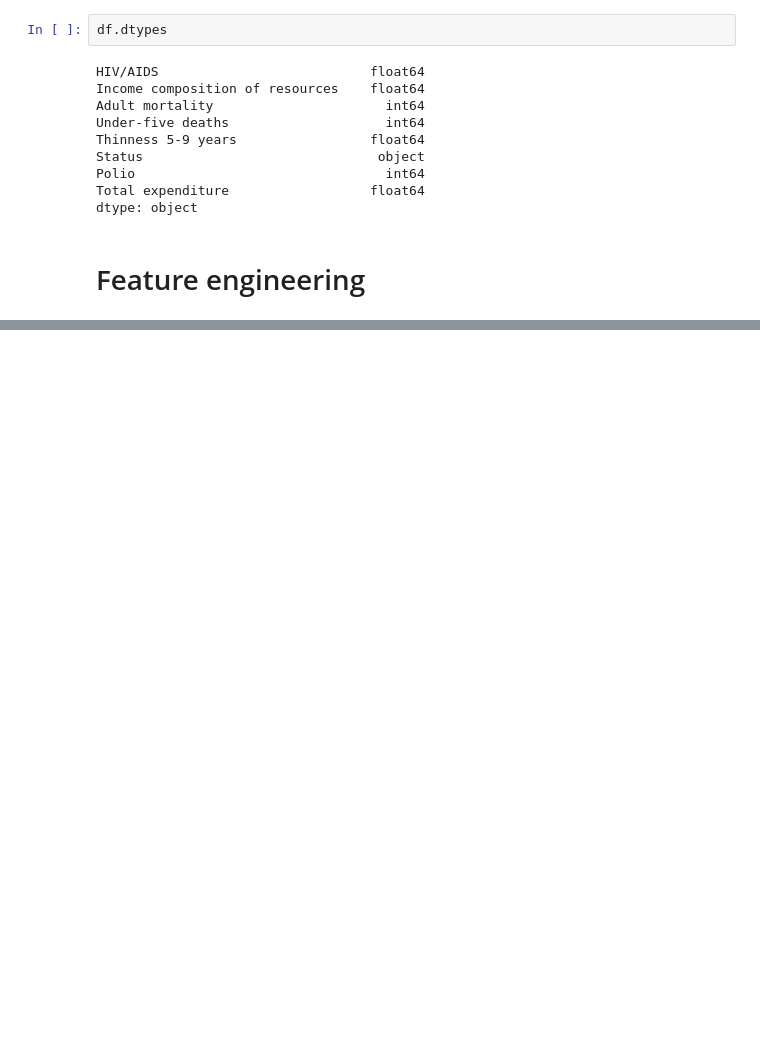
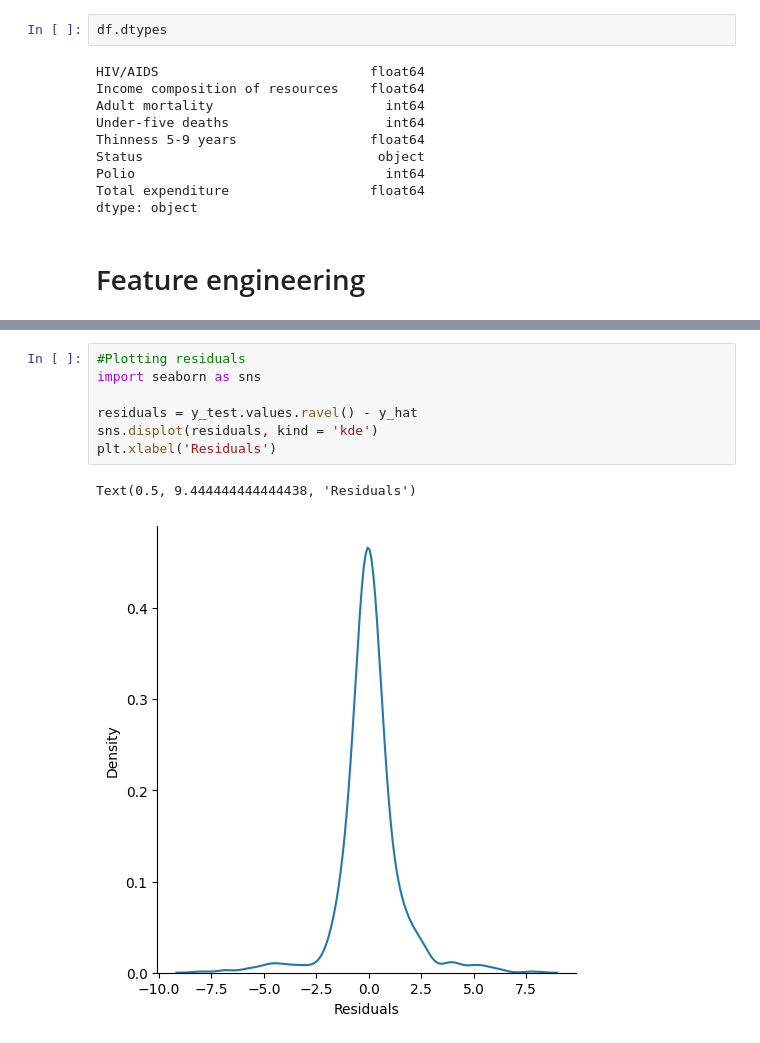
Before and after one commit to hasmasood/LifeExp-endtoend, a Jupyter notebook: Step2-MLDev.ipynb, the cells around one changed output, grey strips where cells are left out. Drawn from its saved outputs; the diff is of its cells as text; blank space fills up the shorter version.

```diff
--- a/Step2-MLDev.ipynb
+++ b/Step2-MLDev.ipynb
@@ -98,0 +394,10 @@ print(y.shape)
+# %%
+#Plotting residuals
+import seaborn as sns
+
+residuals = y_test.values.ravel() - y_hat
+sns.displot(residuals, kind = 'kde')
+plt.xlabel('Residuals')
+# %% [output]
+Text(0.5, 9.444444444444438, 'Residuals')
+[figure, added]
```
Also changed, not shown: parts of 25 cells of this notebook, 2 other files.
